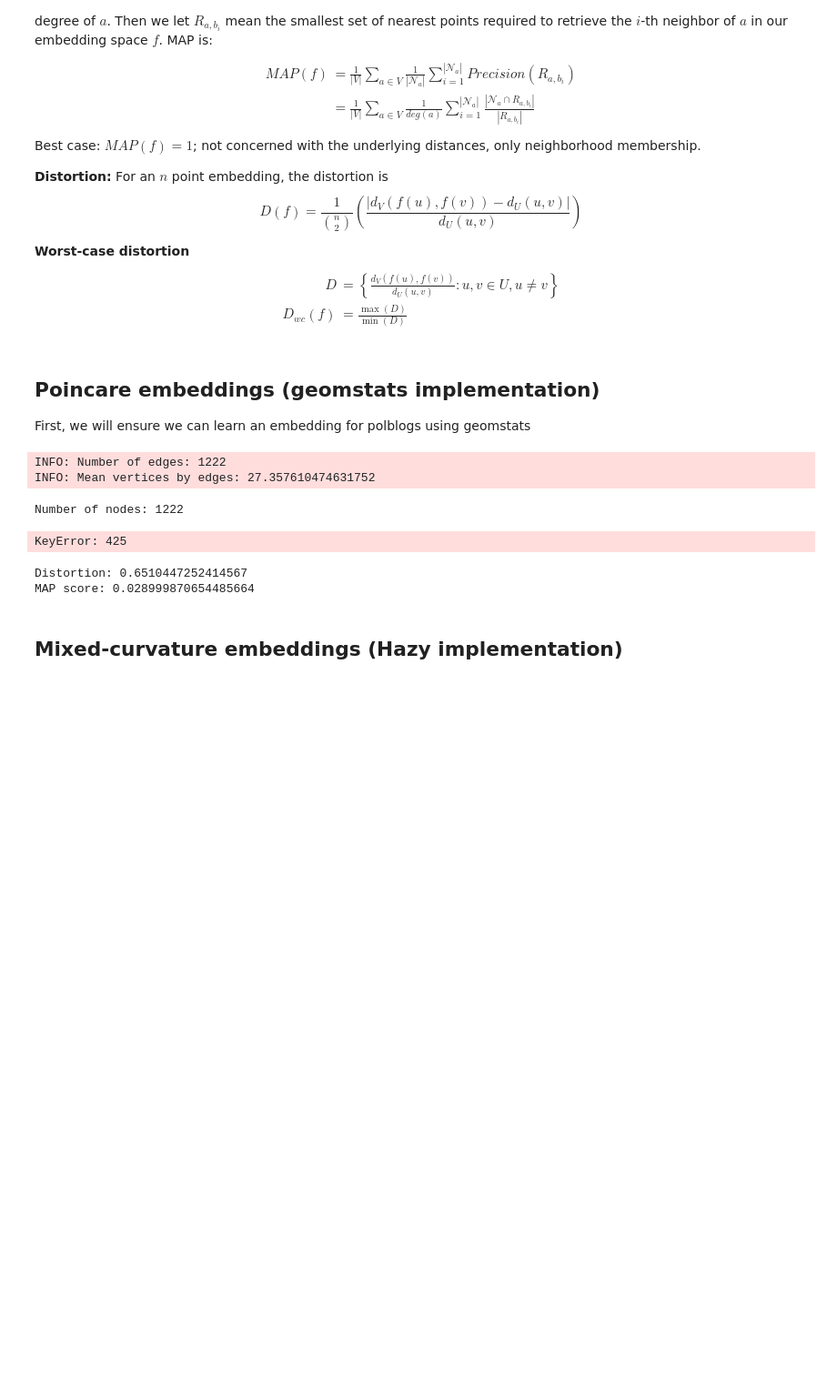
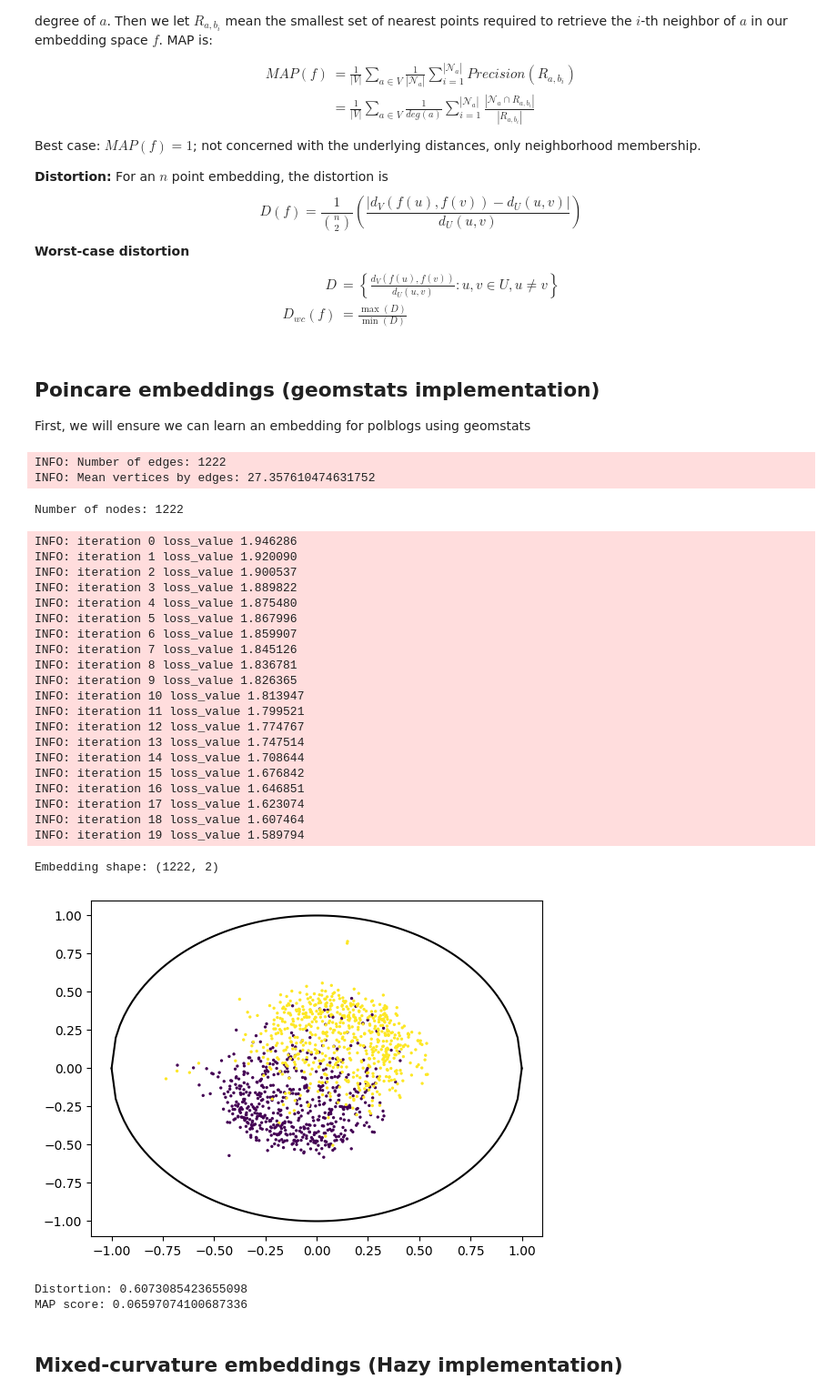
Before and after one commit to pchlenski/hyperdt, a Jupyter notebook: 17_graphs_2.ipynb, the cells around one changed output. Shown: that part at 91% size. Drawn from its saved outputs; the diff is of its cells as text; code cells hidden in the pictures; blank space fills up the shorter version.

Commit message:
Completed mixed-curvature embedding (aeolus)

```diff
--- a/17_graphs_2.ipynb
+++ b/17_graphs_2.ipynb
@@ -58,3 +55,5 @@ LR = 0.1
+# %%
+EPOCHS = 20
 # %% [markdown]
 ## Load graphs
 
@@ -183,42 +183,62 @@ First, we will ensure we can learn an embedding for polblogs using geomstats
 # %%
 # Embed - geomstats
 print(f"Number of nodes: {polblogs['geomstats_graph'].n_nodes}")
-hyp_emb = HyperbolicEmbedding(dim=2, n_negative=10, n_context=10, lr=LR, max_epochs=EPOCHS)
+hyp_emb = HyperbolicEmbedding(dim=2, n_negative=10, n_context=10, lr=1e-2, max_epochs=EPOCHS)
 polblogs_gs_embed = hyp_emb.embed(polblogs["geomstats_graph"])
 print(f"Embedding shape: {polblogs_gs_embed.shape}")
 
 # Plot embeddings
 plt.scatter(
     polblogs_gs_embed[:, 0],
     polblogs_gs_embed[:, 1],
-    c=polblogs["labels"].reindex(polblogs["geomstats_graph"].edges.keys()),
+    c=[x[1] for x in polblogs["labels"]],
     s=2,
 )
 
 # Plot poincare disk
 _x = np.linspace(-1, 1, 100)
 _y = np.sqrt(1 - _x**2)
 plt.plot(_x, _y, c="black")
 plt.plot(_x, -_y, c="black")
 plt.show()
 # %% [output]
 INFO: Number of edges: 1222
 INFO: Mean vertices by edges: 27.357610474631752
 Number of nodes: 1222
-KeyError: 425
+INFO: iteration 0 loss_value 1.946286
+INFO: iteration 1 loss_value 1.920090
+INFO: iteration 2 loss_value 1.900537
+INFO: iteration 3 loss_value 1.889822
+INFO: iteration 4 loss_value 1.875480
+INFO: iteration 5 loss_value 1.867996
+INFO: iteration 6 loss_value 1.859907
+INFO: iteration 7 loss_value 1.845126
+INFO: iteration 8 loss_value 1.836781
+INFO: iteration 9 loss_value 1.826365
+INFO: iteration 10 loss_value 1.813947
+INFO: iteration 11 loss_value 1.799521
+INFO: iteration 12 loss_value 1.774767
+INFO: iteration 13 loss_value 1.747514
+INFO: iteration 14 loss_value 1.708644
+INFO: iteration 15 loss_value 1.676842
+INFO: iteration 16 loss_value 1.646851
+INFO: iteration 17 loss_value 1.623074
+INFO: iteration 18 loss_value 1.607464
+INFO: iteration 19 loss_value 1.589794
+Embedding shape: (1222, 2)
+[figure, added]
 # %%
 # Assess distortion
 
 
-def assess_embedding(embedding, true_dists=polblogs["distances"], coords="ball"):
+def assess_embedding(embedding, true_dists=polblogs["distances"], dim=2, coords="ball"):
     # Clip to max distance in embeddings
-    manifold = Hyperbolic(2, default_coords_type=coords)
+    manifold = Hyperbolic(dim, default_coords_type=coords)
     pairwise_dists = squareform(pdist(embedding, metric=manifold.metric.dist))
     graph_dists = np.clip(true_dists, a_min=None, a_max=np.max(pairwise_dists))
 
     # Assess distortion:
     polblogs_gs_distortion = distortion(graph_dists, pairwise_dists, n=len(graph_dists), jobs=-1)
-    mc, me, avg, bad = polblogs_gs_distortion
     polblogs_gs_map_score = map_score(graph_dists, pairwise_dists, n=len(graph_dists), jobs=-1)
     return polblogs_gs_distortion, polblogs_gs_map_score
 
@@ -228,8 +248,8 @@ polblogs_gs_distortion, polblogs_gs_map_score = assess_embedding(polblogs_gs_emb
 print(f"Distortion: {polblogs_gs_distortion[2]}")
 print(f"MAP score: {polblogs_gs_map_score}")
 # %% [output]
-Distortion: 0.6510447252414567
-MAP score: 0.028999870654485664
+Distortion: 0.6073085423655098
+MAP score: 0.06597074100687336
 # %%
 # Dump embeddings - this frees up RAM for the next step
 
```
Also changed, not shown: parts of 7 cells of this notebook.
